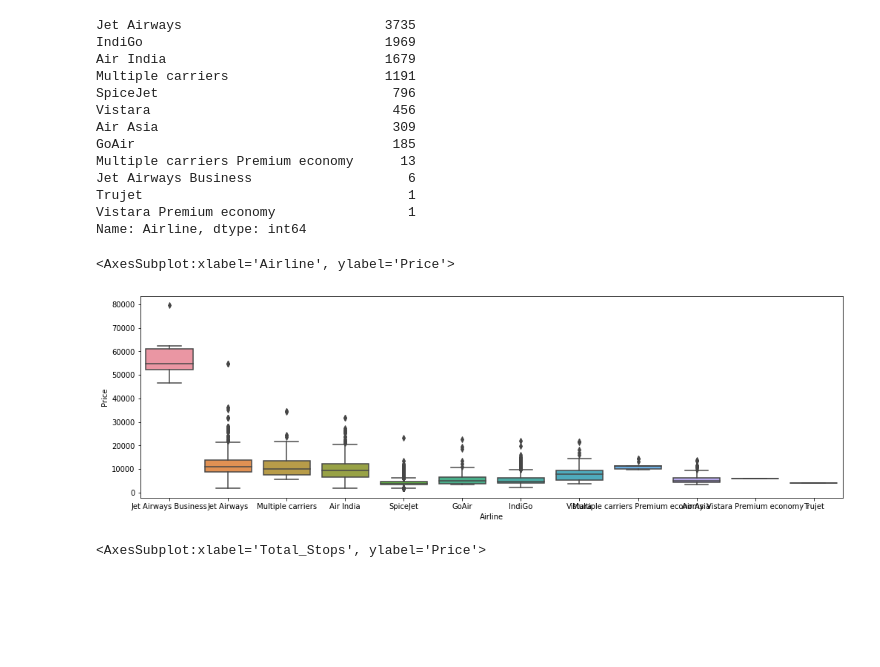
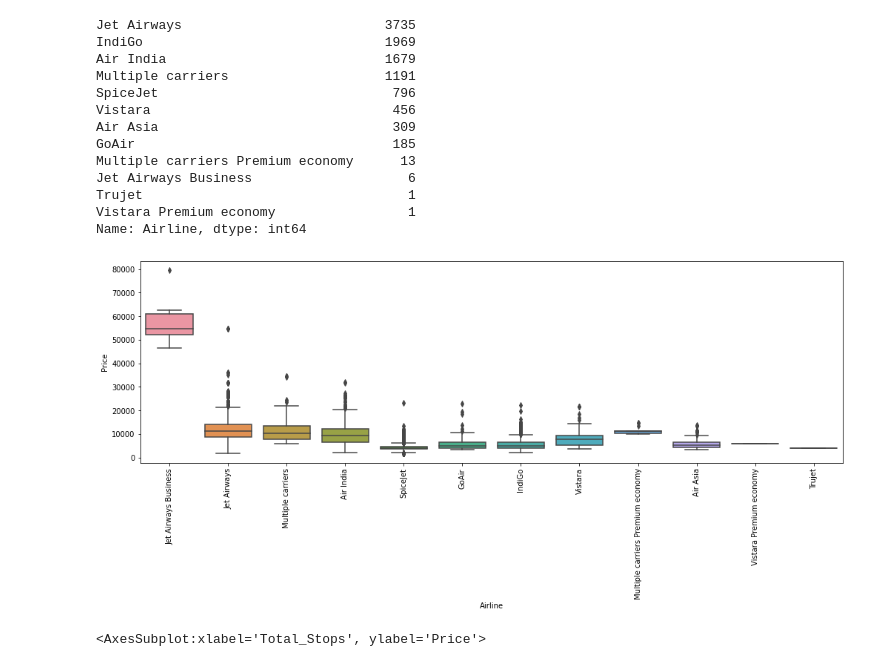
Before and after one commit to aryatomarAI/Real_World_DS_Projects, a Jupyter notebook: Project_1_(Airline Ticket Price)/Airline_tickets_Price_Prediction.ipynb, the cells around one changed output. Cells and saved outputs as stored; diff of their text form; code cells hidden in the pictures; blank space fills up the shorter version.

```diff
--- a/Project_1_(Airline Ticket Price)/Airline_tickets_Price_Prediction.ipynb
+++ b/Project_1_(Airline Ticket Price)/Airline_tickets_Price_Prediction.ipynb
@@ -360,9 +360,9 @@ Name: Airline, dtype: int64
 # %%
 plt.figure(figsize=(17,5))
 sns.boxplot(x="Airline",y="Price",data=train_data.sort_values("Price",ascending=False))
+plt.xticks(rotation="vertical");
 # %% [output]
-<AxesSubplot:xlabel='Airline', ylabel='Price'>
-[figure, old version]
+[figure, new version]
 # %%
 plt.figure(figsize=(17,5))
 sns.boxplot(x="Total_Stops",y="Price",data=train_data.sort_values("Price",ascending=False))
```
Also changed, not shown: parts of 33 cells of this notebook, 1 other file.
